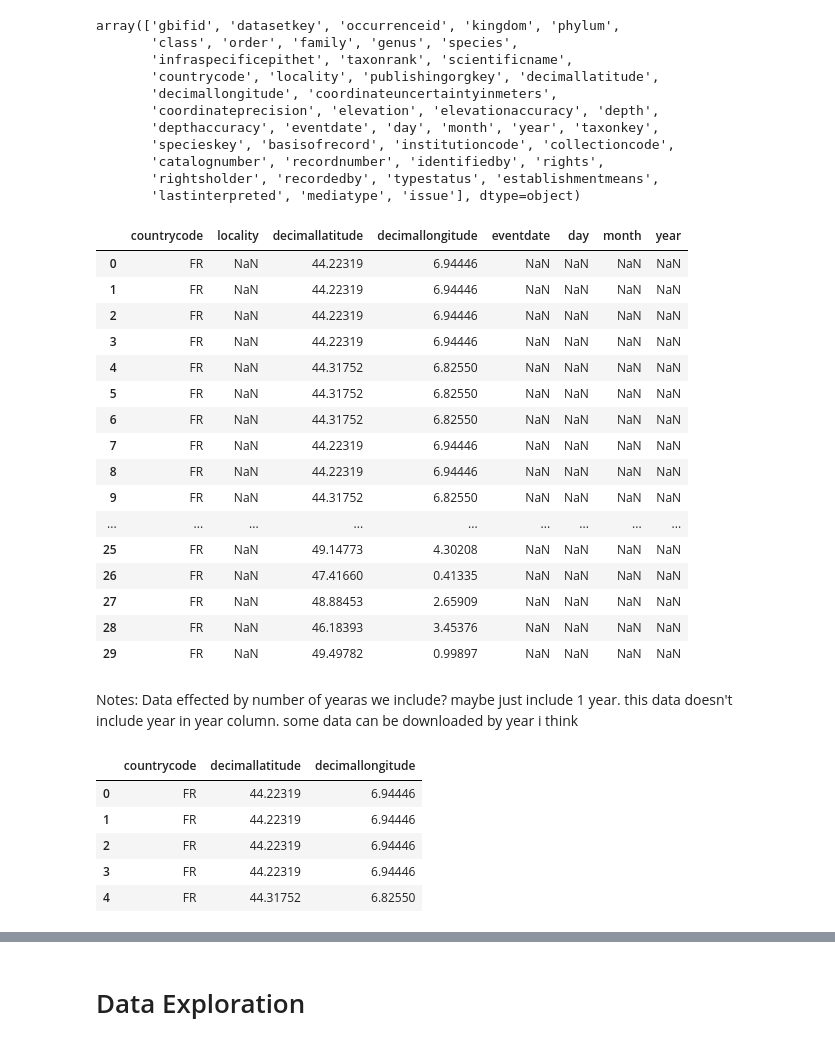
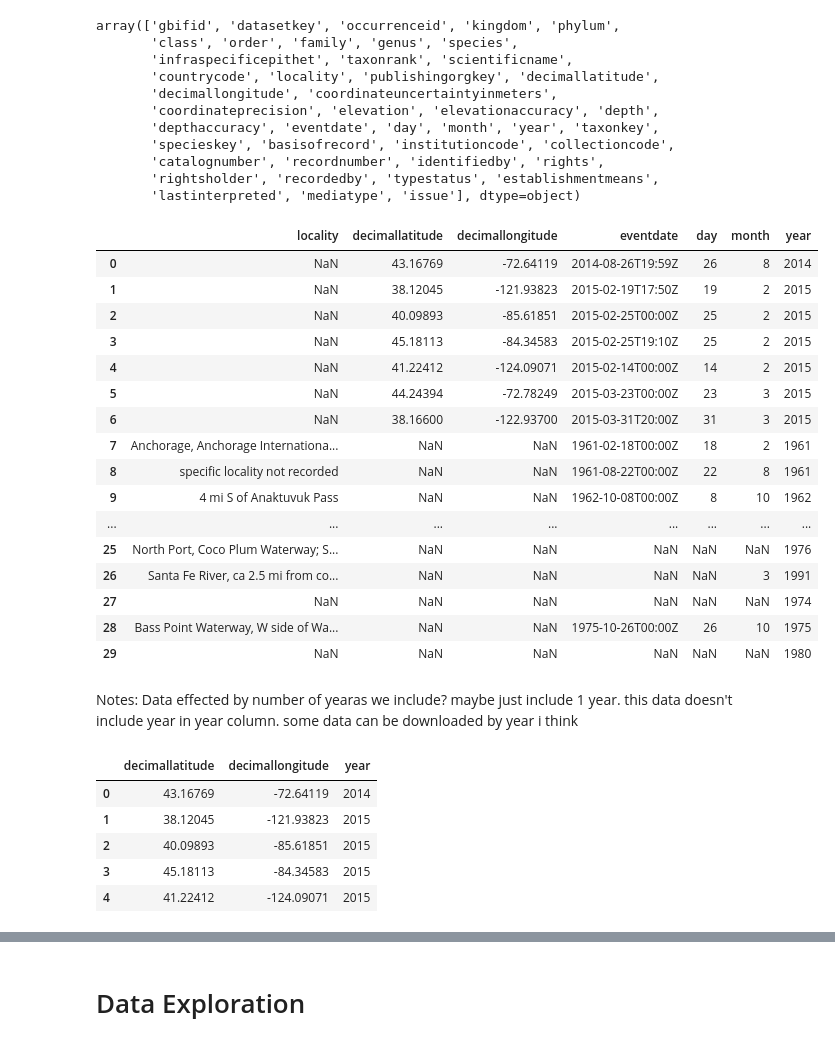
Before and after one commit to averyfaller/AM207Project, a Jupyter notebook: Hierarchical_Bayes.ipynb, the cells around one changed output, grey strips where cells are left out. Saved outputs shown, nothing was run; the diff lists cells and outputs as text; code cells hidden in the pictures.

```diff
--- a/Hierarchical_Bayes.ipynb
+++ b/Hierarchical_Bayes.ipynb
@@ -46,34 +48,34 @@ array(['gbifid', 'datasetkey', 'occurrenceid', 'kingdom', 'phylum',
        'rightsholder', 'recordedby', 'typestatus', 'establishmentmeans',
        'lastinterpreted', 'mediatype', 'issue'], dtype=object)
 # %%
-full[['countrycode','locality','decimallatitude','decimallongitude','eventdate','day','month','year']].head(30)
+full[['locality','decimallatitude','decimallongitude','eventdate','day','month','year']].head(30)
 # %% [output]
-|  | countrycode | locality | decimallatitude | decimallongitude | eventdate | day | month | year |
-| 0 | FR | NaN | 44.22319 | 6.94446 | NaN | NaN | NaN | NaN |
-| 1 | FR | NaN | 44.22319 | 6.94446 | NaN | NaN | NaN | NaN |
-| 2 | FR | NaN | 44.22319 | 6.94446 | NaN | NaN | NaN | NaN |
-| 3 | FR | NaN | 44.22319 | 6.94446 | NaN | NaN | NaN | NaN |
-| 4 | FR | NaN | 44.31752 | 6.82550 | NaN | NaN | NaN | NaN |
-| 5 | FR | NaN | 44.31752 | 6.82550 | NaN | NaN | NaN | NaN |
-| 6 | FR | NaN | 44.31752 | 6.82550 | NaN | NaN | NaN | NaN |
-| 7 | FR | NaN | 44.22319 | 6.94446 | NaN | NaN | NaN | NaN |
-| 8 | FR | NaN | 44.22319 | 6.94446 | NaN | NaN | NaN | NaN |
-| 9 | FR | NaN | 44.31752 | 6.82550 | NaN | NaN | NaN | NaN |
-| ... | ... | ... | ... | ... | ... | ... | ... | ... |
-| 25 | FR | NaN | 49.14773 | 4.30208 | NaN | NaN | NaN | NaN |
-| 26 | FR | NaN | 47.41660 | 0.41335 | NaN | NaN | NaN | NaN |
-| 27 | FR | NaN | 48.88453 | 2.65909 | NaN | NaN | NaN | NaN |
-| 28 | FR | NaN | 46.18393 | 3.45376 | NaN | NaN | NaN | NaN |
-| 29 | FR | NaN | 49.49782 | 0.99897 | NaN | NaN | NaN | NaN |
+|  | locality | decimallatitude | decimallongitude | eventdate | day | month | year |
+| 0 | NaN | 43.16769 | -72.64119 | 2014-08-26T19:59Z | 26 | 8 | 2014 |
+| 1 | NaN | 38.12045 | -121.93823 | 2015-02-19T17:50Z | 19 | 2 | 2015 |
+| 2 | NaN | 40.09893 | -85.61851 | 2015-02-25T00:00Z | 25 | 2 | 2015 |
+| 3 | NaN | 45.18113 | -84.34583 | 2015-02-25T19:10Z | 25 | 2 | 2015 |
+| 4 | NaN | 41.22412 | -124.09071 | 2015-02-14T00:00Z | 14 | 2 | 2015 |
+| 5 | NaN | 44.24394 | -72.78249 | 2015-03-23T00:00Z | 23 | 3 | 2015 |
+| 6 | NaN | 38.16600 | -122.93700 | 2015-03-31T20:00Z | 31 | 3 | 2015 |
+| 7 | Anchorage, Anchorage Internationa... | NaN | NaN | 1961-02-18T00:00Z | 18 | 2 | 1961 |
+| 8 | specific locality not recorded | NaN | NaN | 1961-08-22T00:00Z | 22 | 8 | 1961 |
+| 9 | 4 mi S of Anaktuvuk Pass | NaN | NaN | 1962-10-08T00:00Z | 8 | 10 | 1962 |
+| ... | ... | ... | ... | ... | ... | ... | ... |
+| 25 | North Port, Coco Plum Waterway; S... | NaN | NaN | NaN | NaN | NaN | 1976 |
+| 26 | Santa Fe River, ca 2.5 mi from co... | NaN | NaN | NaN | NaN | 3 | 1991 |
+| 27 | NaN | NaN | NaN | NaN | NaN | NaN | 1974 |
+| 28 | Bass Point Waterway, W side of Wa... | NaN | NaN | 1975-10-26T00:00Z | 26 | 10 | 1975 |
+| 29 | NaN | NaN | NaN | NaN | NaN | NaN | 1980 |
 # %% [markdown]
 Notes: Data effected by number of yearas we include? maybe just include 1 year. this data doesn't include year in year column. some data can be downloaded by year i think
 # %%
-data = full[['countrycode','decimallatitude','decimallongitude']]
+data = full[['decimallatitude','decimallongitude','year']]
 data.head()
 # %% [output]
-|  | countrycode | decimallatitude | decimallongitude |
-| 0 | FR | 44.22319 | 6.94446 |
-| 1 | FR | 44.22319 | 6.94446 |
-| 2 | FR | 44.22319 | 6.94446 |
-| 3 | FR | 44.22319 | 6.94446 |
-| 4 | FR | 44.31752 | 6.82550 |
+|  | decimallatitude | decimallongitude | year |
+| 0 | 43.16769 | -72.64119 | 2014 |
+| 1 | 38.12045 | -121.93823 | 2015 |
+| 2 | 40.09893 | -85.61851 | 2015 |
+| 3 | 45.18113 | -84.34583 | 2015 |
+| 4 | 41.22412 | -124.09071 | 2015 |
```
Also changed, not shown: parts of 23 cells of this notebook.
